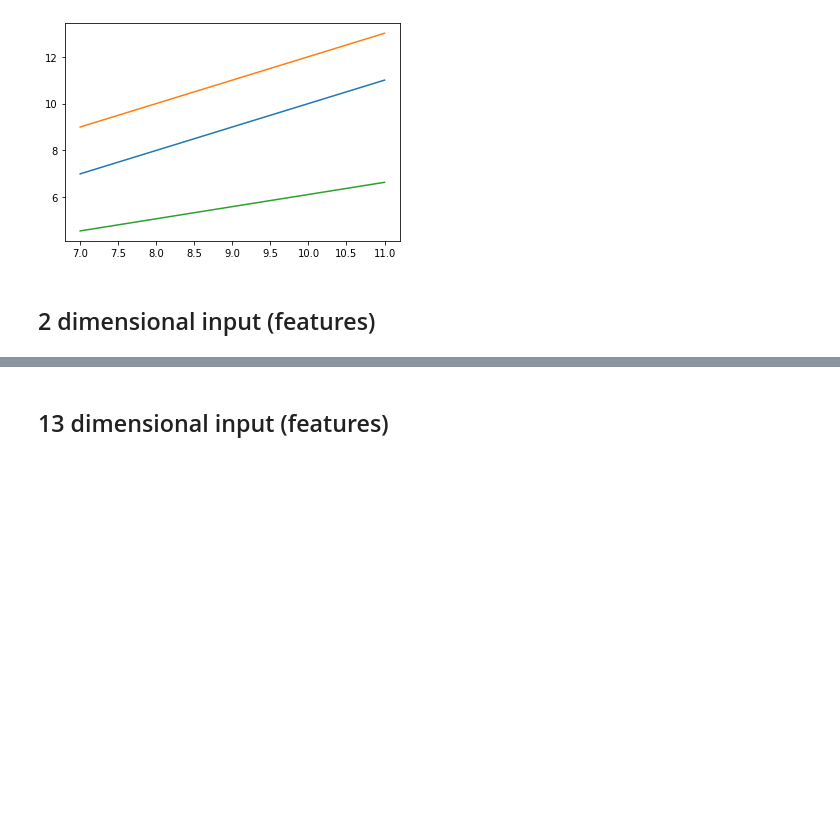
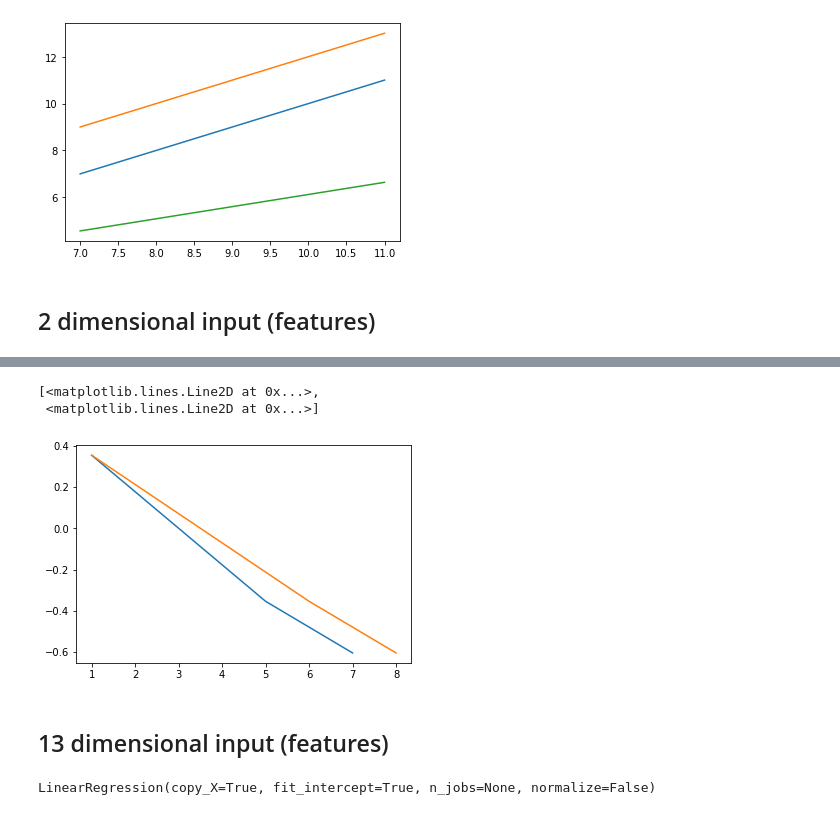
Before and after one commit to ddobronevskaya/pml, a Jupyter notebook: course/Problem009_Linear/009.ipynb, the cells around one changed output, grey strips where cells are left out. Cells and saved outputs as stored; diff of their text form; code cells hidden in the pictures; blank space fills up the shorter version.

```diff
--- a/course/Problem009_Linear/009.ipynb
+++ b/course/Problem009_Linear/009.ipynb
@@ -53,4 +60,10 @@ Y_train = [random() for i in range(n)]
 # %%
 #Plot above model
+
+plt.plot(X_test, pred)
+# %% [output]
+[<matplotlib.lines.Line2D at 0x...>,
+ <matplotlib.lines.Line2D at 0x...>]
+[figure, added]
 # %% [markdown]
 ## 13 dimensional input (features)
@@ -61,4 +80,8 @@ Y_train = [random() for i in range(n)]
 # %%
 #TBD Fit linear model on Training data
+model = linear_model.LinearRegression()
+model.fit(X_train, Y_train)
+# %% [output]
+LinearRegression(copy_X=True, fit_intercept=True, n_jobs=None, normalize=False)
 # %%
 #TBD Predict for Test data
```
Also changed, not shown: parts of 6 cells of this notebook.
